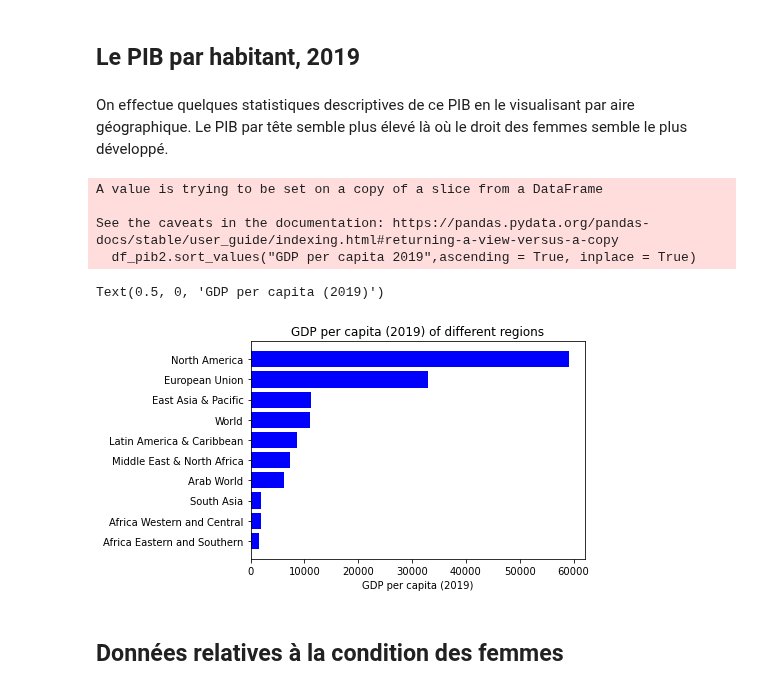
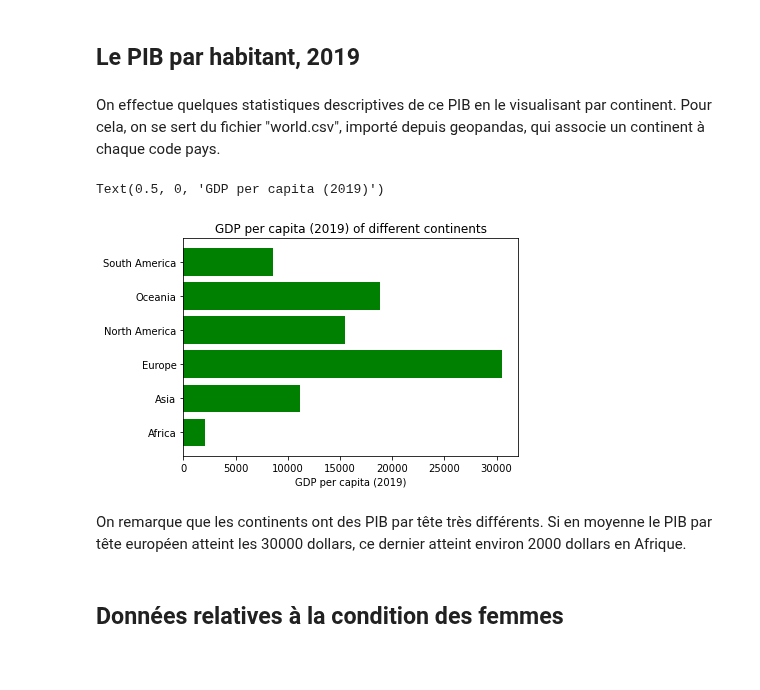
Before and after one commit to cmllbll/Gender-Inequalities-and-Development, a Jupyter notebook: Notebook final.ipynb, the cells around one changed output. Drawn from its saved outputs; the diff is of its cells as text; code cells hidden in the pictures; blank space fills up the shorter version.

```diff
--- a/Notebook final.ipynb
+++ b/Notebook final.ipynb
@@ -492,24 +492,26 @@ df_pib=bm_select('NY.GDP.PCAP.KD', "GDP per capita 2019")
 df_pib_name=df_bm2[df_bm2['Indicator Name']=="GDP per capita (constant 2015 US$)"]
 df_pib_name=df_pib_name[["Country Name","2019", "Country Code"]]
 df_pib_name.rename(columns={'2019': 'GDP per capita 2019'}, inplace=True)
-# %% [markdown]
-On effectue quelques statistiques descriptives de ce PIB en le visualisant par aire géographique. Le PIB par tête semble plus élevé là où le droit des femmes semble le plus développé.
-# %%
-liste_continents=['AFE','AFW', 'ARB', 'EAS', 'EUU', 'LCN', 'MEA', 'NAC', 'WLD', 'SAS']
-df_pib2=df_pib_name[df_pib_name['Country Code'].isin(liste_continents)]
-df_pib2.sort_values("GDP per capita 2019",ascending = True, inplace = True)
-# %% [output]
-A value is trying to be set on a copy of a slice from a DataFrame
-
-See the caveats in the documentation: https://pandas.pydata.org/pandas-docs/stable/user_guide/indexing.html#returning-a-view-versus-a-copy
-  df_pib2.sort_values("GDP per capita 2019",ascending = True, inplace = True)
-# %%
-plt.barh(df_pib2["Country Name"], df_pib2['GDP per capita 2019'], color="blue")
-plt.title('GDP per capita (2019) of different regions')
-plt.xlabel('GDP per capita (2019)')
-# %% [output]
-Text(0.5, 0, 'GDP per capita (2019)')
-[figure, removed]
+# %% [markdown]
+On effectue quelques statistiques descriptives de ce PIB en le visualisant par continent. Pour cela, on se sert du fichier "world.csv", importé depuis geopandas, qui associe un continent à chaque code pays.
+# %%
+# Importation du dataframe
+# df_world = gpd.read_file(gpd.datasets.get_path('naturalearth_lowres'))
+df_world=pd.read_csv("World.csv")
+df_world.rename(columns={'iso_a3': 'Country Code'}, inplace=True)
+df_world=df_world[["continent", "Country Code"]]
+
+dfpib_continent=df_world.merge(df_pib_name, on='Country Code', how='right')
+dfpib_continent=dfpib_continent.groupby('continent').mean()
+dfpib_continent=dfpib_continent.reset_index()
+plt.barh(dfpib_continent["continent"], dfpib_continent['GDP per capita 2019'], color="green")
+plt.title('GDP per capita (2019) of different continents')
+plt.xlabel('GDP per capita (2019)')
+# %% [output]
+Text(0.5, 0, 'GDP per capita (2019)')
+[figure, added]
+# %% [markdown]
+On remarque que les continents ont des PIB par tête très différents. Si en moyenne le PIB par tête européen atteint les 30000 dollars, ce dernier atteint environ 2000 dollars en Afrique.
 # %% [markdown]
 ## Données relatives à la condition des femmes
 # %% [markdown]
```
Also changed, not shown: parts of 39 cells of this notebook.
